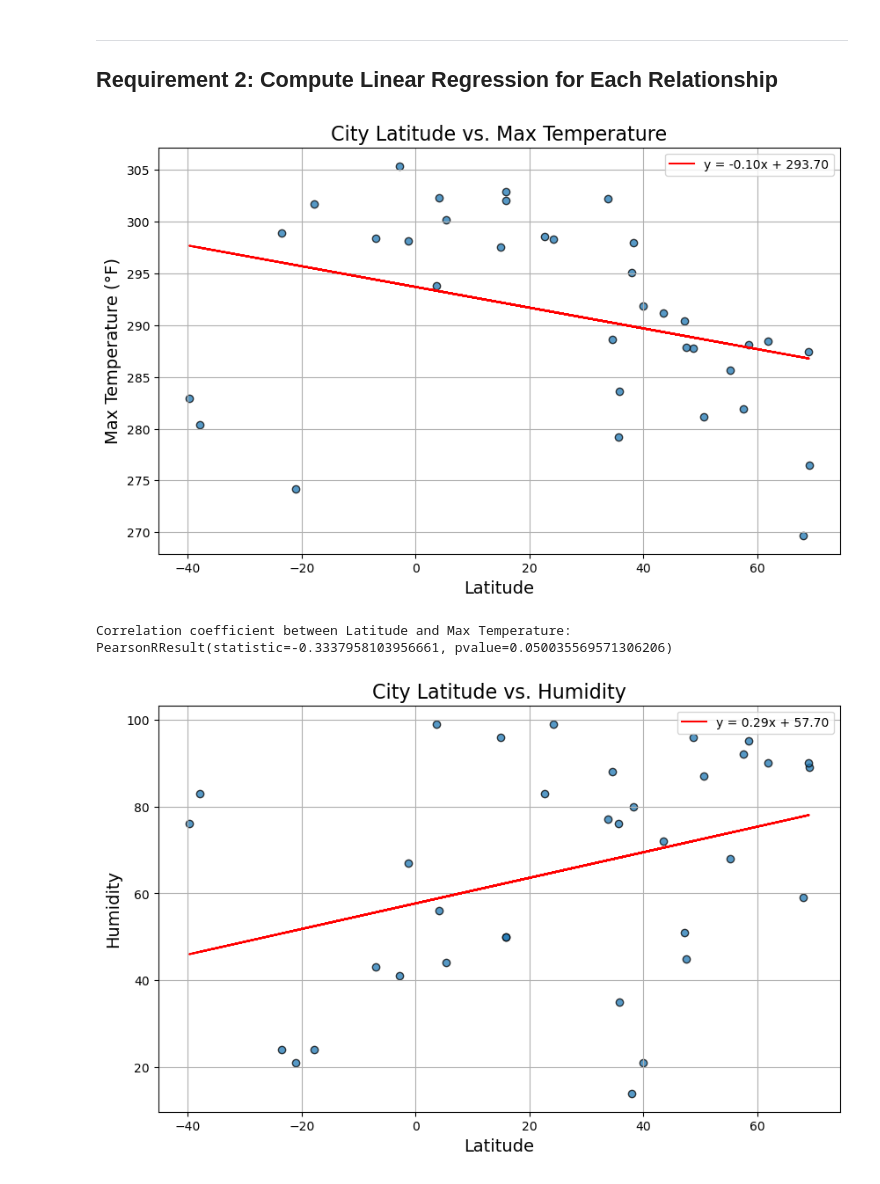
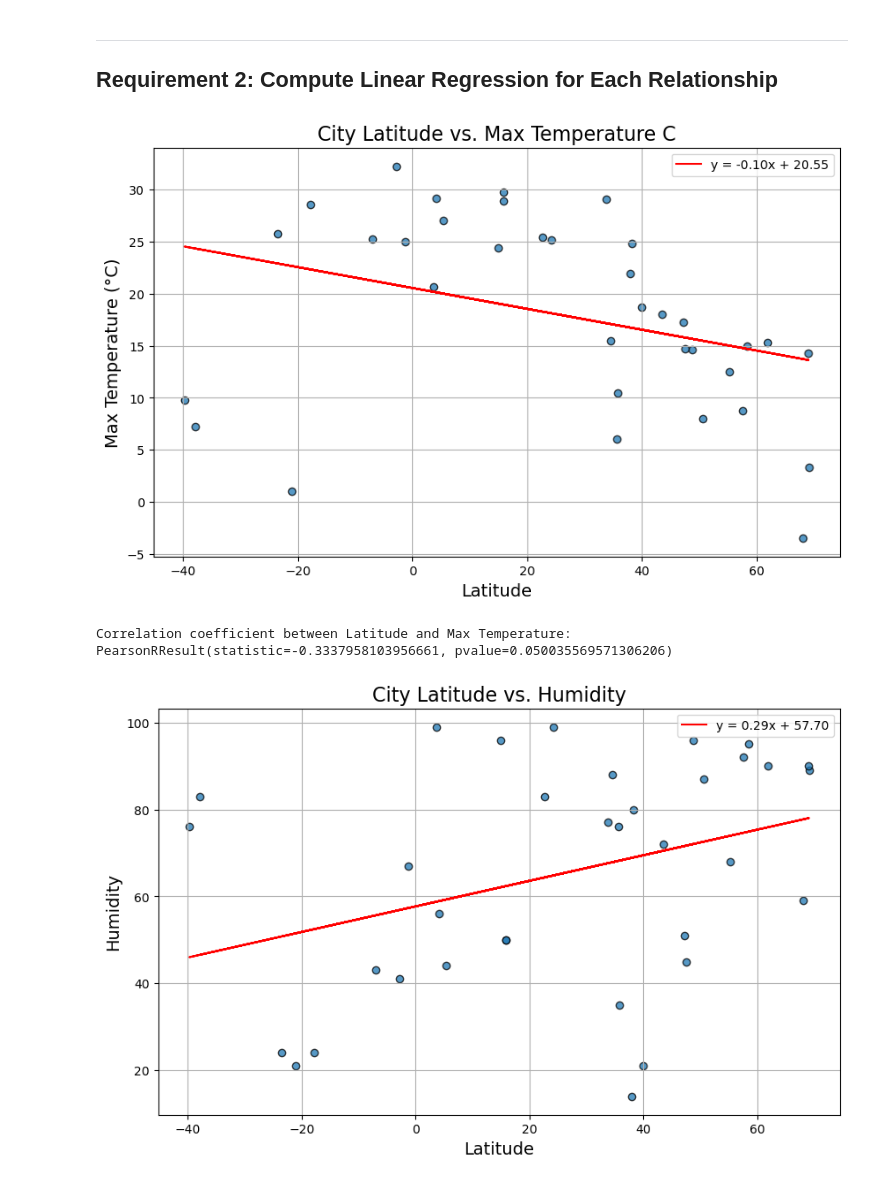
Before and after one commit to mascee/python-api-challenge, a Jupyter notebook: WeatherPy/WeatherPy.ipynb, the cells around one changed output. Drawn from its saved outputs; the diff is of its cells as text; code cells hidden in the pictures.

Commit message:
Added vacation update and converted temperature

```diff
--- a/WeatherPy/WeatherPy.ipynb
+++ b/WeatherPy/WeatherPy.ipynb
@@ -284,15 +284,17 @@ city_data_df.head()
 #### Latitude Vs. Temperature
 # %%
 # Build scatter plot for latitude vs. temperature
+#Convert Kelvin to C
+city_data_df['Max Temp (C)'] = city_data_df['Max Temp'] - 273.15
 plt.figure(figsize=(10, 6))
-plt.scatter(city_data_df["Lat"], city_data_df["Max Temp"], edgecolors="k", linewidths=1, alpha=0.75)
+plt.scatter(city_data_df["Lat"], city_data_df['Max Temp (C)'], edgecolors="k", linewidths=1, alpha=0.75)
 
 
 # Incorporate the other graph properties
 # Add labels and title
-plt.title("City Latitude vs. Max Temperature (°F)", fontsize=16)
+plt.title("City Latitude vs. Max Temperature (°C)", fontsize=16)
 plt.xlabel("Latitude", fontsize=14)
-plt.ylabel("Max Temperature (°F)", fontsize=14)
+plt.ylabel("Max Temperature (°C)", fontsize=14)
 
 # Show the plot
 plt.grid(True)
@@ -387,37 +389,37 @@ plt.show()
 # %%
 
 #Latitude vs Temperature Linear Regression
 latitudes = city_data_df["Lat"]
-max_temps = city_data_df["Max Temp"]
+max_temps = city_data_df['Max Temp (C)']
 
 #Perform linear regression:
 (slope, intercept, rvalue, pvalue, stderr) = linregress(latitudes, max_temps)
 # Calculate the regression line values
 regress_values = latitudes * slope + intercept
 line_eq = f"y = {slope:.2f}x + {intercept:.2f}"
 
 # Plot the scatter plot
 plt.figure(figsize=(10, 6))
 plt.scatter(latitudes, max_temps, edgecolors="k", linewidths=1, alpha=0.75)
 
 # Plot the linear regression line
 plt.plot(latitudes, regress_values, "r-", label=line_eq)
 
 # Incorporate the other graph properties
-plt.title("City Latitude vs. Max Temperature", fontsize=16)
+plt.title("City Latitude vs. Max Temperature C", fontsize=16)
 plt.xlabel("Latitude", fontsize=14)
-plt.ylabel("Max Temperature (°F)", fontsize=14)
+plt.ylabel("Max Temperature (°C)", fontsize=14)
 plt.legend()
 
 # Show the plot
 plt.grid(True)
 plt.show()
 
 #Calculate correlation coefficient
 correlation = st.pearsonr(latitudes, max_temps)
 print(f"Correlation coefficient between Latitude and Max Temperature: {correlation}")
 # %% [output]
-[figure, old version]
+[figure, new version]
 Correlation coefficient between Latitude and Max Temperature: PearsonRResult(statistic=-0.3337958103956661, pvalue=0.050035569571306206)
 # %%
 #Latitude vs Temperature Linear Regression
```
Also changed, not shown: parts of 12 cells of this notebook, 1 other file.
